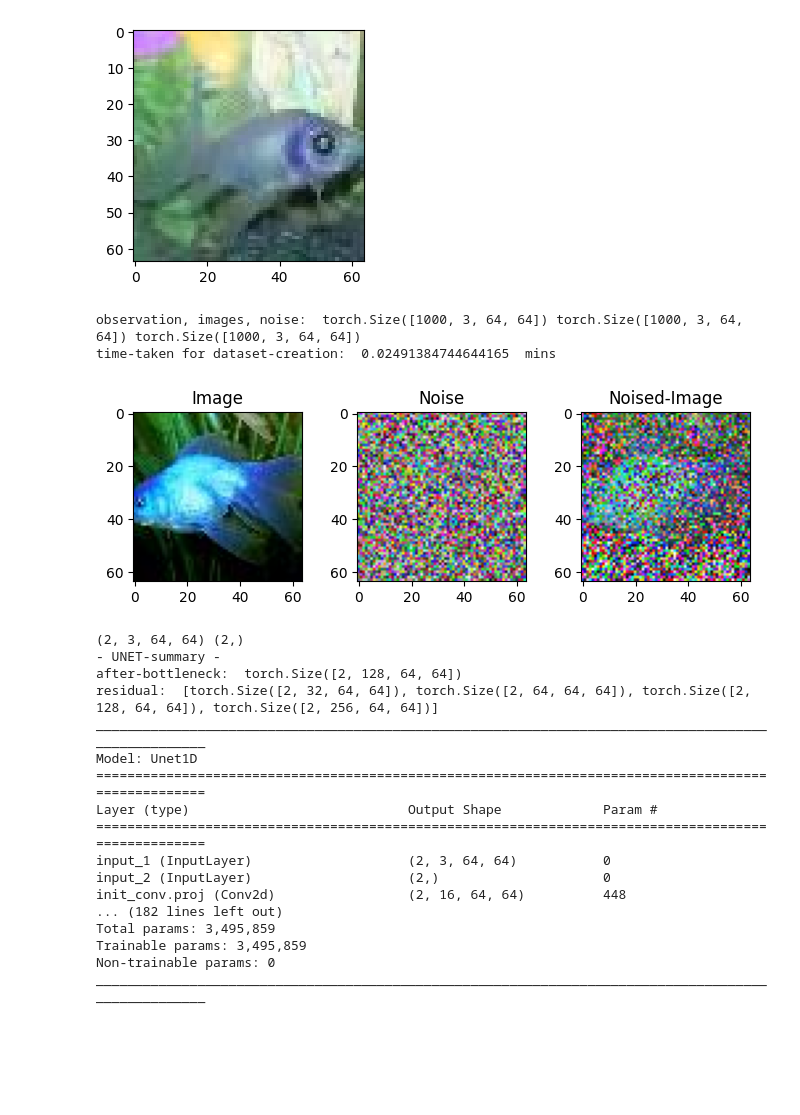
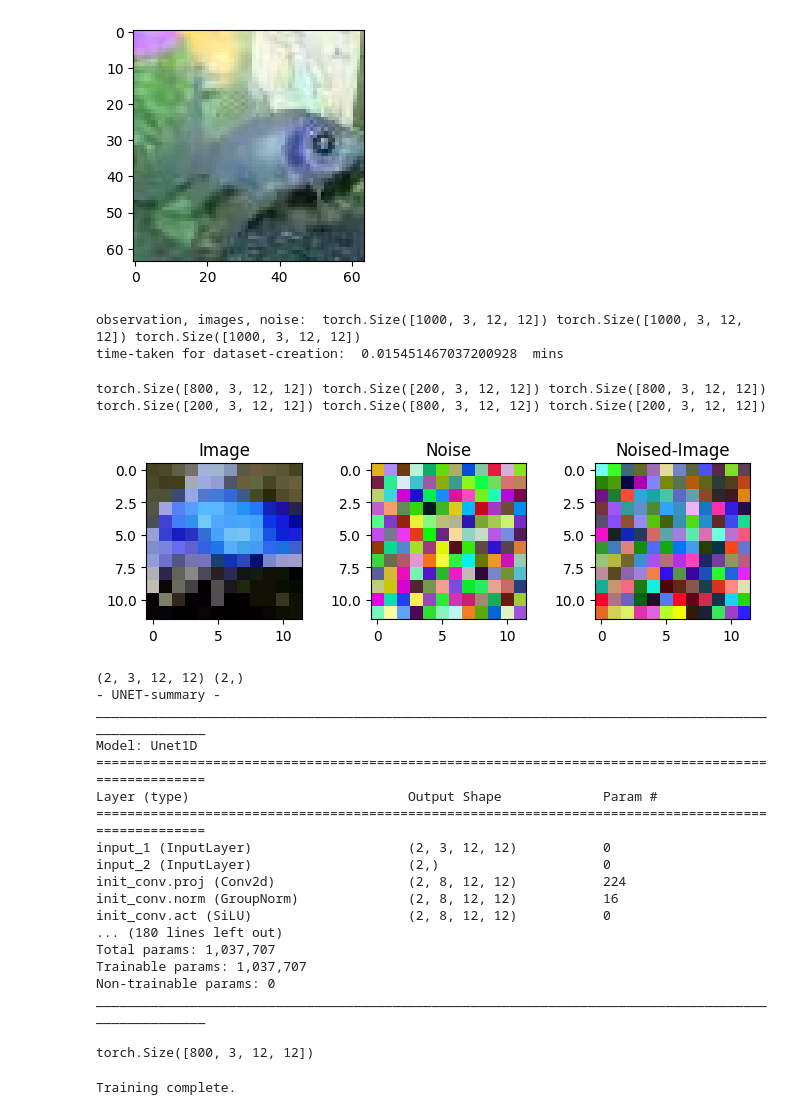
Before and after one commit to AlikMon88/Gibbs-Diff, a Jupyter notebook: unit_main_gibbs.ipynb, the cells around one changed output. Cells and saved outputs as stored; diff of their text form; code cells hidden in the pictures; blank space fills up the shorter version.

```diff
--- a/unit_main_gibbs.ipynb
+++ b/unit_main_gibbs.ipynb
@@ -440,6 +462,10 @@ import torchvision.datasets
 
 import os
 import zipfile
+# %%
+batch_size = 32
+num_epochs = 20
+train_split = 0.8
 # %%
 zip_path = "data/archive.zip"
 extract_dir = 'data/tiny-imagenet/'  # Use '.' to extract to current directory
@@ -501,38 +525,50 @@ subset_sample_len = 1000
 phi = 1.0
 sigma = 0.2
 decay = 1.0 ## no-decay
+input_size = (12, 12)
 # %%
 ft = time.time()
-train_observation, train_images, train_noise = create_2d_data_colored(train_image_path, n_samples = subset_sample_len, phi=phi, sigma=sigma, is_plot=False, decay=decay)
-print("observation, images, noise: ", train_observation.shape, train_images.shape, train_noise.shape)
+observation_2d, images_2d, noise_2d = create_2d_data_colored(train_image_path, n_samples = subset_sample_len, phi=phi, sigma=sigma, is_plot=False, size=input_size)
+print("observation, images, noise: ", observation_2d.shape, images_2d.shape, noise_2d.shape)
 lt = time.time()
 
 print('time-taken for dataset-creation: ', (lt - ft)/60, ' mins')
 # %% [output]
-observation, images, noise:  torch.Size([1000, 3, 64, 64]) torch.Size([1000, 3, 64, 64]) torch.Size([1000, 3, 64, 64])
-time-taken for dataset-creation:  0.02491384744644165  mins
+observation, images, noise:  torch.Size([1000, 3, 12, 12]) torch.Size([1000, 3, 12, 12]) torch.Size([1000, 3, 12, 12])
+time-taken for dataset-creation:  0.015451467037200928  mins
+# %%
+rand_idx = torch.randperm(subset_sample_len)
+
+train_observation_2d, val_observation_2d = observation_2d[rand_idx][:int(train_split * subset_sample_len)], observation_2d[rand_idx][int(train_split * subset_sample_len):]
+train_images_2d, val_images_2d = images_2d[rand_idx][:int(train_split * subset_sample_len)], images_2d[rand_idx][int(train_split * subset_sample_len):]
+train_noise_2d, val_noise_2d = noise_2d[rand_idx][:int(train_split * subset_sample_len)], noise_2d[rand_idx][int(train_split * subset_sample_len):]
+
+# train_observation_2d, val_observation_2d, train_images_2d, train_images_2d, train_noise_2d, val_noise_2d = train_test_split(observation_2d, images_2d, noise_2d, train_size=train_split)
+print(train_observation_2d.shape, val_observation_2d.shape, train_images_2d.shape, val_images_2d.shape, train_noise_2d.shape, val_noise_2d.shape)
+# %% [output]
+torch.Size([800, 3, 12, 12]) torch.Size([200, 3, 12, 12]) torch.Size([800, 3, 12, 12]) torch.Size([200, 3, 12, 12]) torch.Size([800, 3, 12, 12]) torch.Size([200, 3, 12, 12])
 # %%
 fig, axs = plt.subplots(1, 3, figsize = (7, 7))
 
-_, c, w, h = train_observation.shape
-rn = random.randint(0, subset_sample_len - 1)
+_, c, w, h = train_observation_2d.shape
+rn = random.randint(0, int(train_split * subset_sample_len) - 1)
 
-sample_obv, sample_img, sample_noise = train_observation[rn].view(w, h, -1).numpy(), train_images[rn].view(w, h, -1).numpy(), train_noise[rn].view(w, h, -1).numpy()
+sample_obv, sample_img, sample_noise = train_observation_2d[rn].view(w, h, -1).numpy(), train_images_2d[rn].view(w, h, -1).numpy(), train_noise_2d[rn].view(w, h, -1).numpy()
 sample_obv, sample_img, sample_noise = (sample_obv * 255.0).astype('uint8'), (sample_img * 255.0).astype('uint8'), (sample_noise * 255.0).astype('uint8')
 
 axs[2].imshow(sample_obv)
 axs[2].set_title('Noised-Image')
 
 axs[0].imshow(sample_img)
 axs[0].set_title('Image')
 
 axs[1].imshow(sample_noise)
 axs[1].set_title('Noise')
 
 plt.tight_layout(pad=2)
 plt.show()
 # %% [output]
-[figure, old version]
+[figure, new version]
 # %%
 import modules.comp.two_d.unet_2d
 importlib.reload(modules.comp.two_d.unet_2d)
@@ -543,34 +579,34 @@ importlib.reload(modules.comp.two_d.diffusion_2d)
 from modules.comp.two_d.diffusion_2d import GibbsDiff2D
 # %%
 gmodel_2d = Unet2DGDiff(
-    dim = 16, ## ? Something is wrong here?
+    dim = 8, ## ? Something is wrong here?
     channels=3,
 )
 
 ## time-embedding shape -> t = torch.randint(0, self.num_timesteps, (b,), device=device).long() --> (b, )
 t_shape = (2, )
-x_shape = (2, 3, 64, 64)
+x_shape = (2, 3, *input_size)
 
 print(x_shape, t_shape)
 
 print('- UNET-summary -')
 gmodel_2d.summary(x_shape=x_shape, t_shape=t_shape)
 # %% [output]
-(2, 3, 64, 64) (2,)
+(2, 3, 12, 12) (2,)
 - UNET-summary -
-after-bottleneck:  torch.Size([2, 128, 64, 64])
-residual:  [torch.Size([2, 32, 64, 64]), torch.Size([2, 64, 64, 64]), torch.Size([2, 128, 64, 64]), torch.Size([2, 256, 64, 64])]
 ____________________________________________________________________________________________________
 Model: Unet1D
 ====================================================================================================
 Layer (type)                            Output Shape             Param #
 ====================================================================================================
-input_1 (InputLayer)                    (2, 3, 64, 64)           0
+input_1 (InputLayer)                    (2, 3, 12, 12)           0
 input_2 (InputLayer)                    (2,)                     0
-init_conv.proj (Conv2d)                 (2, 16, 64, 64)          448
-... (182 lines left out)
-Total params: 3,495,859
-Trainable params: 3,495,859
+init_conv.proj (Conv2d)                 (2, 8, 12, 12)           224
+init_conv.norm (GroupNorm)              (2, 8, 12, 12)           16
+init_conv.act (SiLU)                    (2, 8, 12, 12)           0
+... (180 lines left out)
+Total params: 1,037,707
+Trainable params: 1,037,707
 Non-trainable params: 0
 ____________________________________________________________________________________________________
 # %%
@@ -582,0 +623,4 @@ gdiffusion = GibbsDiff2D(
+# %%
+print(train_images_2d.shape)
+# %% [output]
+torch.Size([800, 3, 12, 12])
@@ -582,0 +629,16 @@ gdiffusion = GibbsDiff2D(
+# %%
+gtrainer = TrainerGDiff(
+    gdiffusion_2d,
+    train_images_2d,
+    val_images_2d[:50],
+    train_batch_size = 8,
+    train_lr = 1e-5,
+    train_num_steps = train_num_steps, # total training steps
+    gradient_accumulate_every = 2,     # gradient accumulation steps
+    ema_decay = 0.995,                 # exponential moving average decay
+    mode = '2D'
+)
+
+train_loss_curve, val_loss_curve = gtrainer.train()
+# %% [output]
+Training complete.
```
Also changed, not shown: parts of 19 cells of this notebook, 5 other files.
